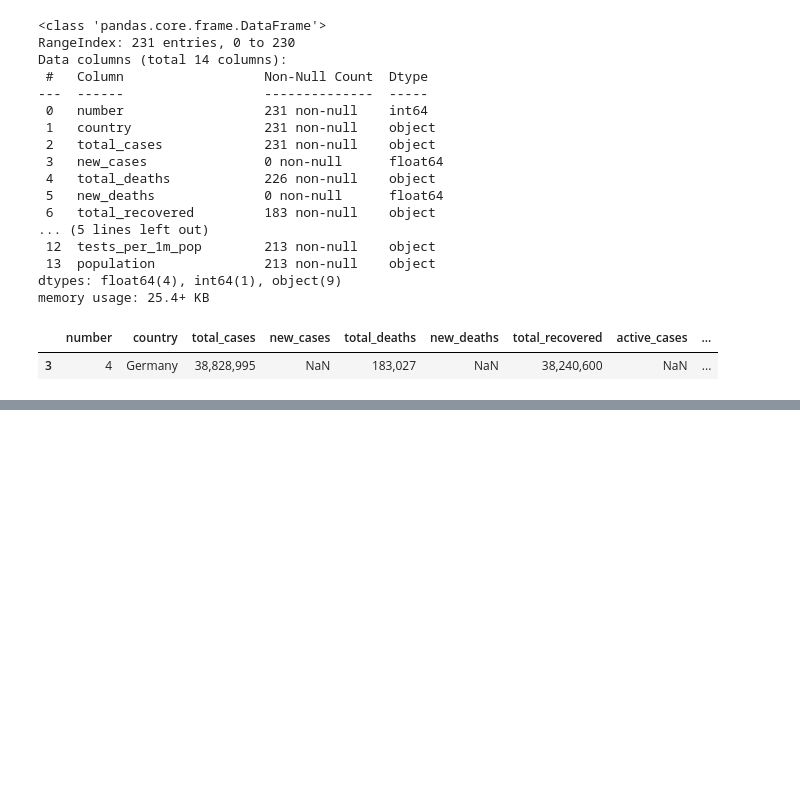
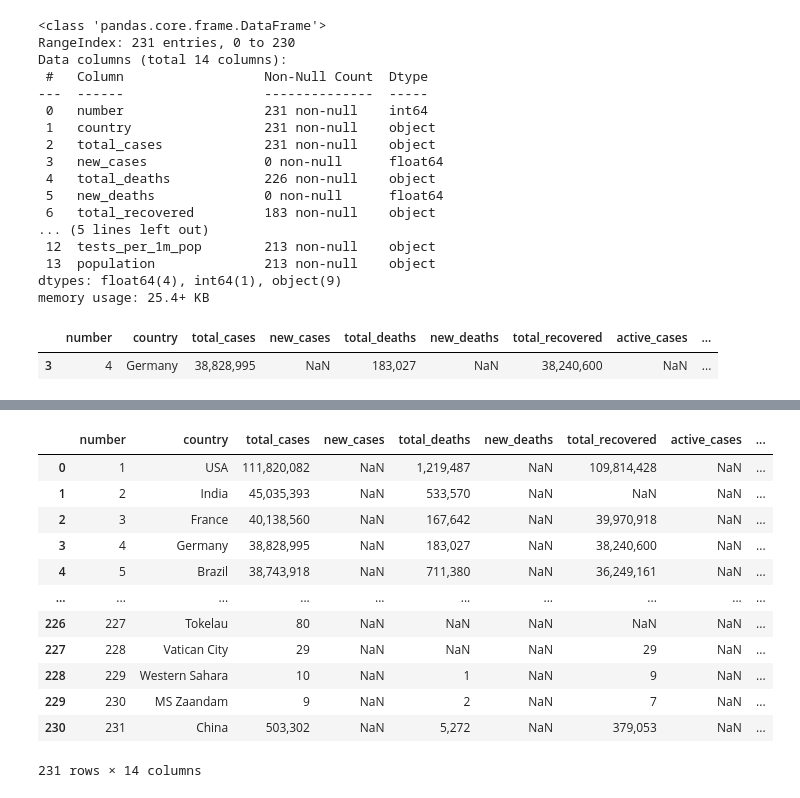
Before and after one commit to neeladalja14/Project_Covid_19_analysis, a Jupyter notebook: COVID_19dataanalysis.ipynb, the cells around one changed output, grey strips where cells are left out. Drawn from its saved outputs; the diff is of its cells as text; code cells hidden in the pictures; blank space fills up the shorter version.

```diff
--- a/COVID_19dataanalysis.ipynb
+++ b/COVID_19dataanalysis.ipynb
@@ -155,0 +165,17 @@ df[df['number'] == 4]
+# %%
+df = df.drop_duplicates()
+df
+# %% [output]
+|  | number | country | total_cases | new_cases | total_deaths | new_deaths | total_recovered | active_cases | ... |
+| 0 | 1 | USA | 111,820,082 | NaN | 1,219,487 | NaN | 109,814,428 | NaN | ... |
+| 1 | 2 | India | 45,035,393 | NaN | 533,570 | NaN | NaN | NaN | ... |
+| 2 | 3 | France | 40,138,560 | NaN | 167,642 | NaN | 39,970,918 | NaN | ... |
+| 3 | 4 | Germany | 38,828,995 | NaN | 183,027 | NaN | 38,240,600 | NaN | ... |
+| 4 | 5 | Brazil | 38,743,918 | NaN | 711,380 | NaN | 36,249,161 | NaN | ... |
+| ... | ... | ... | ... | ... | ... | ... | ... | ... | ... |
+| 226 | 227 | Tokelau | 80 | NaN | NaN | NaN | NaN | NaN | ... |
+| 227 | 228 | Vatican City | 29 | NaN | NaN | NaN | 29 | NaN | ... |
+| 228 | 229 | Western Sahara | 10 | NaN | 1 | NaN | 9 | NaN | ... |
+| 229 | 230 | MS Zaandam | 9 | NaN | 2 | NaN | 7 | NaN | ... |
+| 230 | 231 | China | 503,302 | NaN | 5,272 | NaN | 379,053 | NaN | ... |
+231 rows × 14 columns
```
Also changed, not shown: parts of 2 cells of this notebook.
